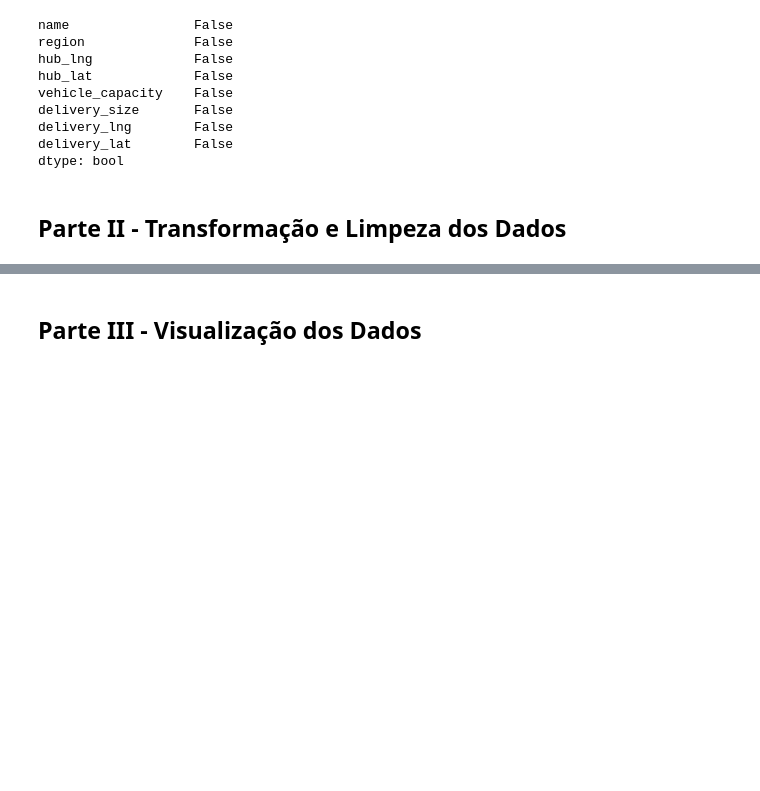
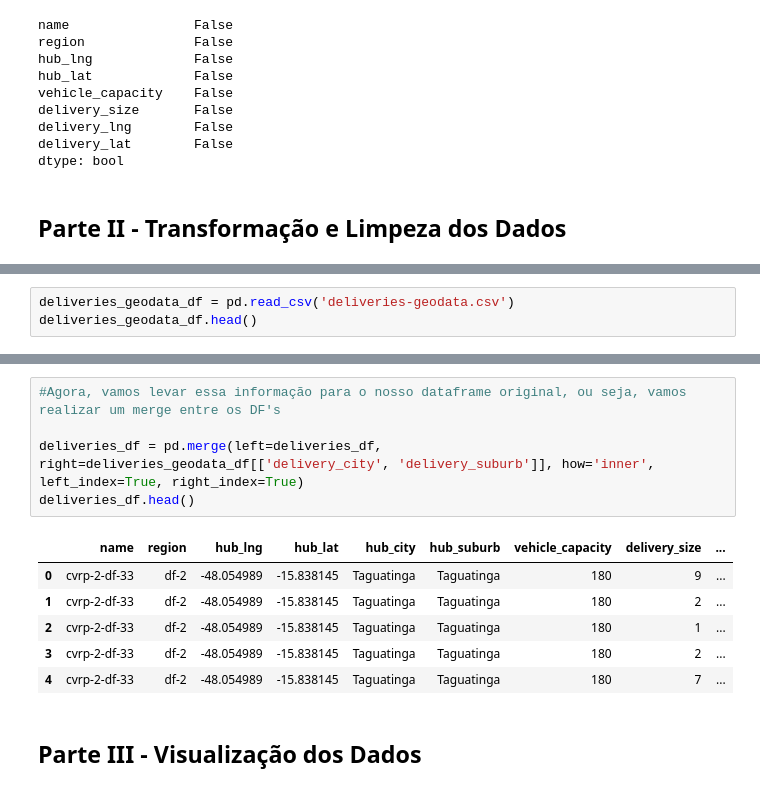
Before and after one commit to r-hugoalves/Analise_Exploratoria_Loggi, a Jupyter notebook: Análise_Exploratória_de_Dados_I.ipynb, the cells around one changed output, grey strips where cells are left out. Drawn from its saved outputs; the diff is of its cells as text; blank space fills up the shorter version.

```diff
--- a/Análise_Exploratória_de_Dados_I.ipynb
+++ b/Análise_Exploratória_de_Dados_I.ipynb
@@ -262,0 +400,3 @@ dtype: bool
+# %%
+deliveries_geodata_df = pd.read_csv('deliveries-geodata.csv')
+deliveries_geodata_df.head()
@@ -263,3 +410,15 @@ dtype: bool
+# %%
+#Agora, vamos levar essa informação para o nosso dataframe original, ou seja, vamos realizar um merge entre os DF's
+
+deliveries_df = pd.merge(left=deliveries_df, right=deliveries_geodata_df[['delivery_city', 'delivery_suburb']], how='inner', left_index=True, right_index=True)
+deliveries_df.head()
+# %% [output]
+|  | name | region | hub_lng | hub_lat | hub_city | hub_suburb | vehicle_capacity | delivery_size | ... |
+| 0 | cvrp-2-df-33 | df-2 | -48.054989 | -15.838145 | Taguatinga | Taguatinga | 180 | 9 | ... |
+| 1 | cvrp-2-df-33 | df-2 | -48.054989 | -15.838145 | Taguatinga | Taguatinga | 180 | 2 | ... |
+| 2 | cvrp-2-df-33 | df-2 | -48.054989 | -15.838145 | Taguatinga | Taguatinga | 180 | 1 | ... |
+| 3 | cvrp-2-df-33 | df-2 | -48.054989 | -15.838145 | Taguatinga | Taguatinga | 180 | 2 | ... |
+| 4 | cvrp-2-df-33 | df-2 | -48.054989 | -15.838145 | Taguatinga | Taguatinga | 180 | 7 | ... |
 # %% [markdown]
 ## **Parte III - Visualização dos Dados**
 # %% [markdown]
```
Also changed, not shown: parts of 17 cells of this notebook.
